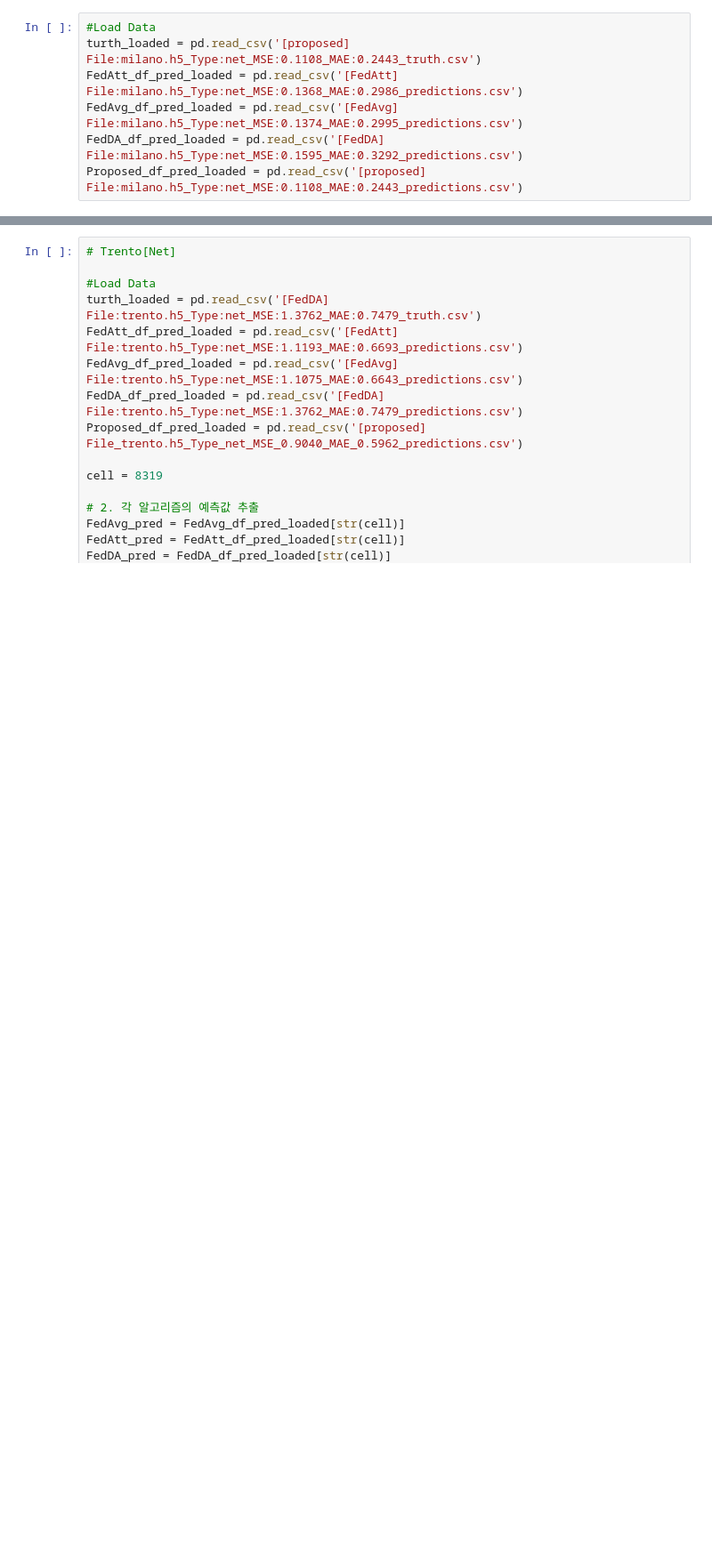
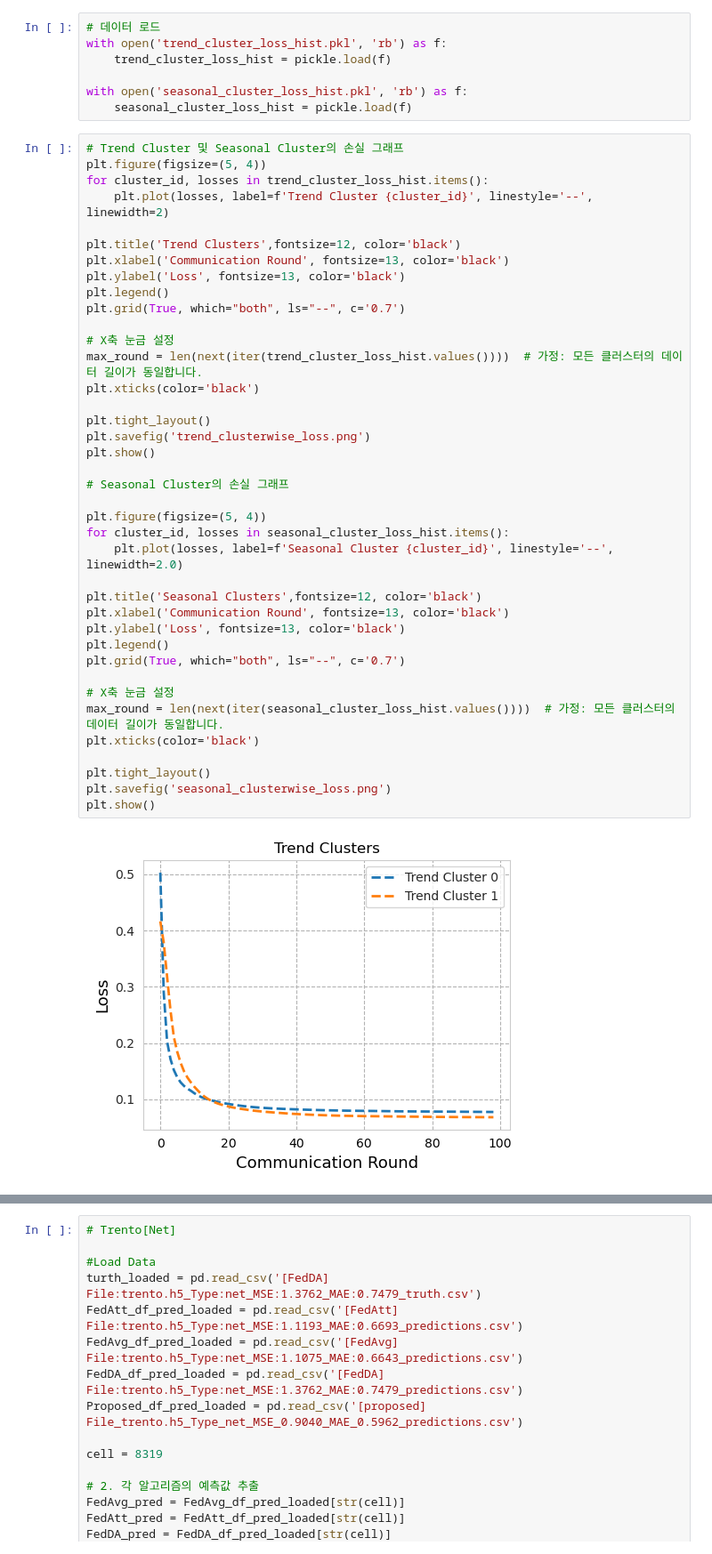
Before and after one commit to Seungyeol2/FL_LTSF, a Jupyter notebook: performance_eval.ipynb, the cells around one changed output, grey strips where cells are left out. Shown at 89% size. Saved outputs shown, nothing was run; the diff lists cells and outputs as text; blank space fills up the shorter version.

```diff
--- a/performance_eval.ipynb
+++ b/performance_eval.ipynb
@@ -15,9 +16,50 @@ from collections import defaultdict
 
 sys.path.append('../')
 # %%
-#Load Data
-turth_loaded = pd.read_csv('[proposed] File:milano.h5_Type:net_MSE:0.1108_MAE:0.2443_truth.csv')
-FedAtt_df_pred_loaded = pd.read_csv('[FedAtt] File:milano.h5_Type:net_MSE:0.1368_MAE:0.2986_predictions.csv')
-FedAvg_df_pred_loaded = pd.read_csv('[FedAvg] File:milano.h5_Type:net_MSE:0.1374_MAE:0.2995_predictions.csv')
-FedDA_df_pred_loaded = pd.read_csv('[FedDA] File:milano.h5_Type:net_MSE:0.1595_MAE:0.3292_predictions.csv')
-Proposed_df_pred_loaded = pd.read_csv('[proposed] File:milano.h5_Type:net_MSE:0.1108_MAE:0.2443_predictions.csv')
+# 데이터 로드
+with open('trend_cluster_loss_hist.pkl', 'rb') as f:
+    trend_cluster_loss_hist = pickle.load(f)
+
+with open('seasonal_cluster_loss_hist.pkl', 'rb') as f:
+    seasonal_cluster_loss_hist = pickle.load(f)
+# %%
+# Trend Cluster 및 Seasonal Cluster의 손실 그래프
+plt.figure(figsize=(5, 4))
+for cluster_id, losses in trend_cluster_loss_hist.items():
+    plt.plot(losses, label=f'Trend Cluster {cluster_id}', linestyle='--', linewidth=2)
+
+plt.title('Trend Clusters',fontsize=12, color='black')
+plt.xlabel('Communication Round', fontsize=13, color='black')
+plt.ylabel('Loss', fontsize=13, color='black')
+plt.legend()
+plt.grid(True, which="both", ls="--", c='0.7')
+
+# X축 눈금 설정
+max_round = len(next(iter(trend_cluster_loss_hist.values())))  # 가정: 모든 클러스터의 데이터 길이가 동일합니다.
+plt.xticks(color='black')
+
+plt.tight_layout()
+plt.savefig('trend_clusterwise_loss.png')
+plt.show()
+
+# Seasonal Cluster의 손실 그래프
+
+plt.figure(figsize=(5, 4))
+for cluster_id, losses in seasonal_cluster_loss_hist.items():
+    plt.plot(losses, label=f'Seasonal Cluster {cluster_id}', linestyle='--', linewidth=2.0)
+
+plt.title('Seasonal Clusters',fontsize=12, color='black')
+plt.xlabel('Communication Round', fontsize=13, color='black')
+plt.ylabel('Loss', fontsize=13, color='black')
+plt.legend()
+plt.grid(True, which="both", ls="--", c='0.7')
+
+# X축 눈금 설정
+max_round = len(next(iter(seasonal_cluster_loss_hist.values())))  # 가정: 모든 클러스터의 데이터 길이가 동일합니다.
+plt.xticks(color='black')
+
+plt.tight_layout()
+plt.savefig('seasonal_clusterwise_loss.png')
+plt.show()
+# %% [output]
+[figure, added]
```
Also changed, not shown: parts of 5 cells of this notebook, 25 other files.
